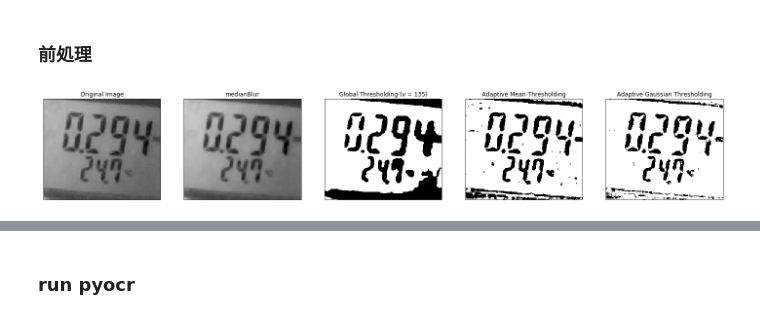
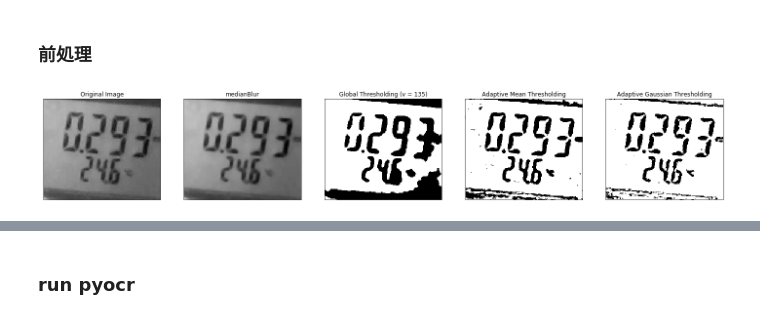
Before and after one commit to kenichiro-h/OCR_meter, a Jupyter notebook: getNumeric.ipynb, the cells around one changed output, grey strips where cells are left out. Cells and saved outputs as stored; diff of their text form; code cells hidden in the pictures.

```diff
--- a/getNumeric.ipynb
+++ b/getNumeric.ipynb
@@ -10,32 +10,32 @@ import cv2
 def get_img(path):
 
     orig = cv2.imread(path, 0)
     img = cv2.medianBlur(orig, 5)
     ret,th = cv2.threshold(img, 135, 255, cv2.THRESH_BINARY)
     th2 = cv2.adaptiveThreshold(img,255,cv2.ADAPTIVE_THRESH_MEAN_C, cv2.THRESH_BINARY,11,2)
     th3 = cv2.adaptiveThreshold(img,255,cv2.ADAPTIVE_THRESH_GAUSSIAN_C, cv2.THRESH_BINARY,11,2)
     images = [orig, img, th, th2, th3]
     titles = ['Original Image', 'medianBlur', 'Global Thresholding (v = 135)', 'Adaptive Mean Thresholding', 'Adaptive Gaussian Thresholding']
 
 
     plt.figure(figsize=(25,10))
 
     for i in range(5):
         plt.subplot(1,5,i+1)
         plt.imshow(images[i],'gray')
         plt.title(titles[i])
         plt.xticks([]),plt.yticks([])
 
     plt.show()
 
     return orig, img, th, th2, th3
 
 img = []
-img = get_img('getInstImgs/sample/CD_test.jpg')
+img = get_img('train_data/sample/CD_53分35秒_240.JPG')
 
 for i in range(5):
     save_img = Image.fromarray(img[i])
     name = "test" + str(i) + ".tif"
     save_img.save("Input/"+ name)
 # %% [output]
-[figure, old version]
+[figure, new version]
```
Also changed, not shown: parts of 6 cells of this notebook.
